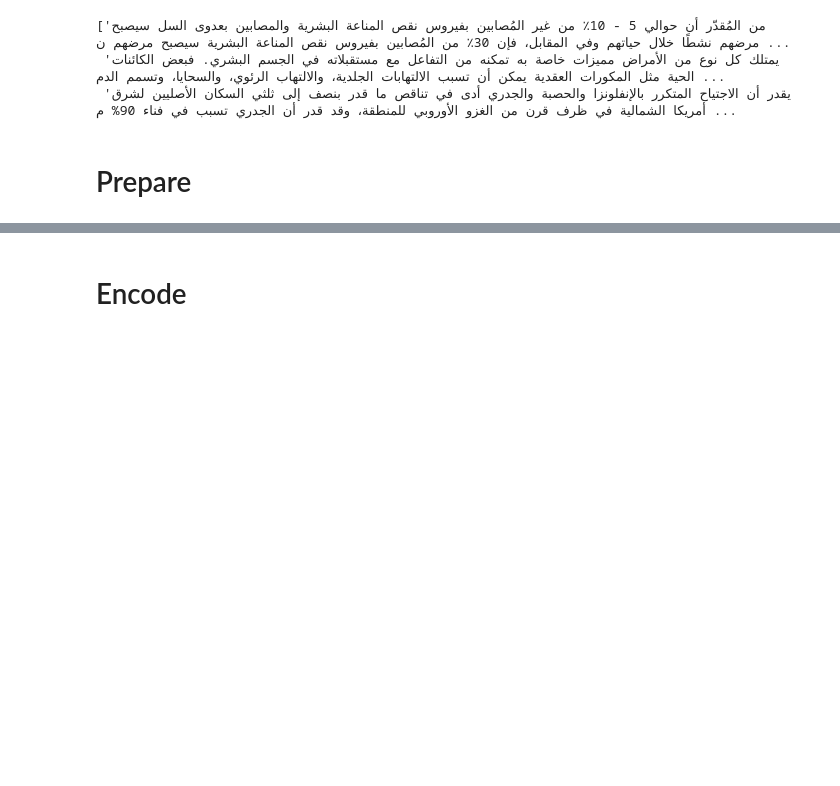
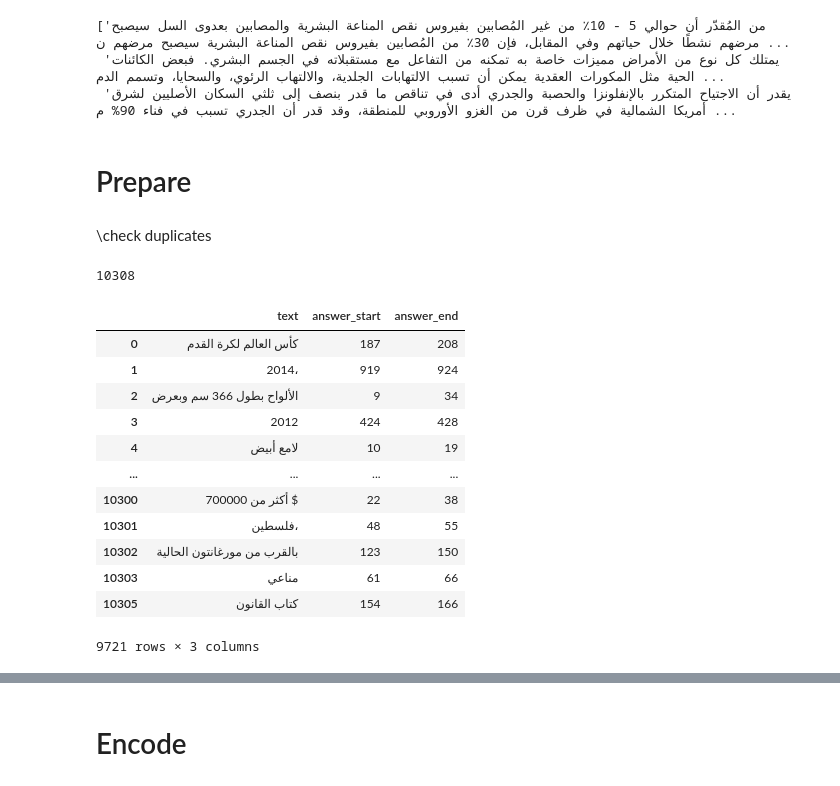
Before and after one commit to m-abdelgaber/NLP-Project, a Jupyter notebook: preprocessing_3arby.ipynb, the cells around one changed output, grey strips where cells are left out. Drawn from its saved outputs; the diff is of its cells as text; code cells hidden in the pictures; blank space fills up the shorter version.

```diff
--- a/preprocessing_3arby.ipynb
+++ b/preprocessing_3arby.ipynb
@@ -111,3 +116,27 @@ def add_end_idx(answers, contexts):
 # %%
 add_end_idx(train_answers, train_contexts)
 add_end_idx(val_answers, val_contexts)
+# %%
+train_answers = list(filter(lambda item: list(item.keys()) == ['text', 'answer_start', 'answer_end'], train_answers))
+# %% [markdown]
+\check duplicates
+# %%
+len(train_answers)
+# %% [output]
+10308
+# %%
+pd.DataFrame(train_answers).drop_duplicates(subset=['text','answer_start','answer_end'])
+# %% [output]
+|  | text | answer_start | answer_end |
+| 0 | كأس العالم لكرة القدم | 187 | 208 |
+| 1 | 2014، | 919 | 924 |
+| 2 | الألواح بطول 366 سم وبعرض | 9 | 34 |
+| 3 | 2012 | 424 | 428 |
+| 4 | لامع أبيض | 10 | 19 |
+| ... | ... | ... | ... |
+| 10300 | أكثر من 700000 $ | 22 | 38 |
+| 10301 | فلسطين، | 48 | 55 |
+| 10302 | بالقرب من مورغانتون الحالية | 123 | 150 |
+| 10303 | مناعي | 61 | 66 |
+| 10305 | كتاب القانون | 154 | 166 |
+9721 rows × 3 columns
```
Also changed, not shown: parts of 6 cells of this notebook.
